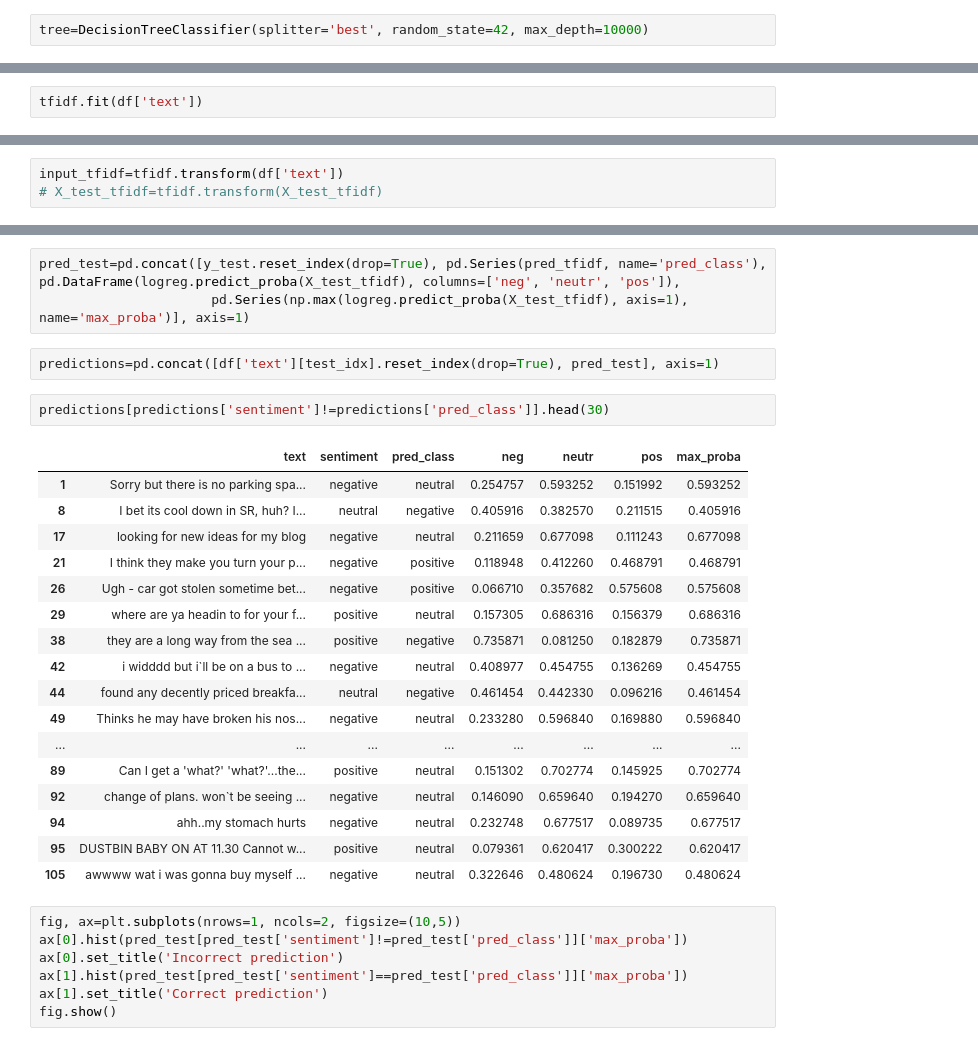
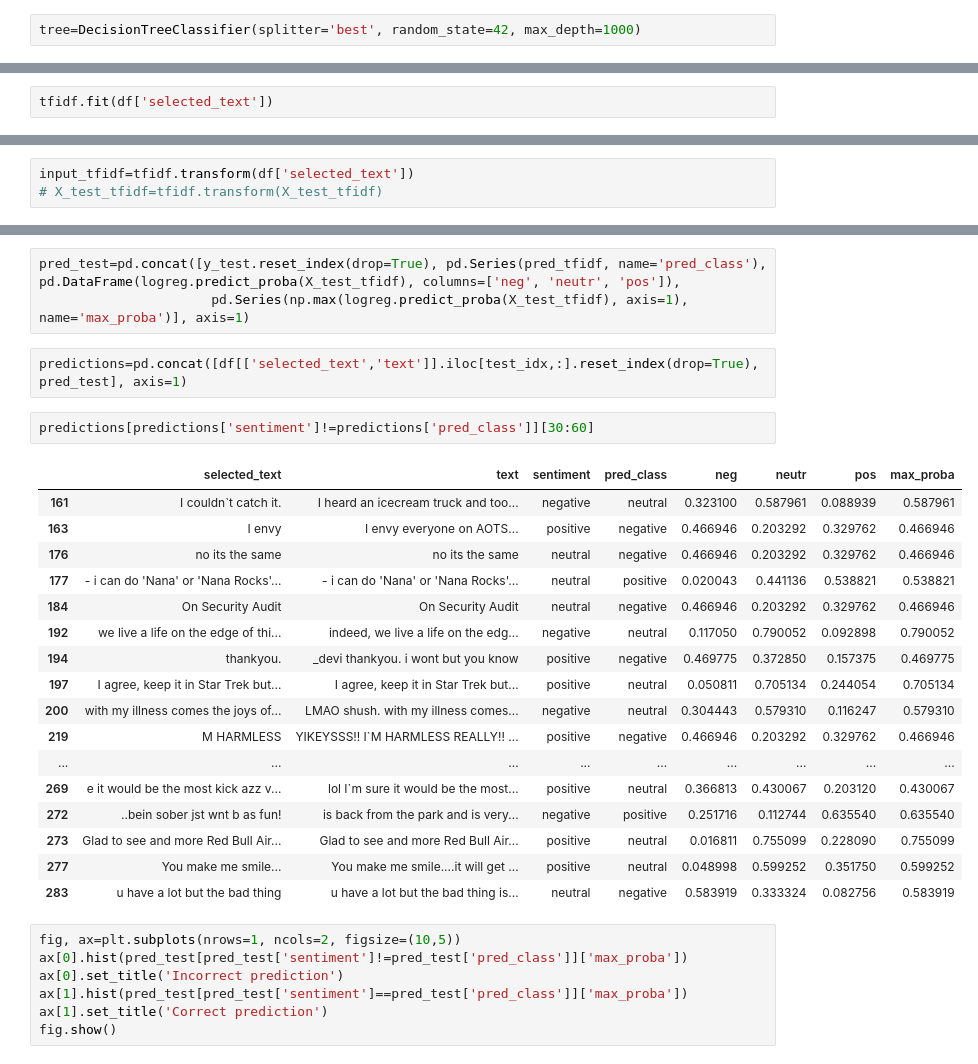
Before and after one commit to Daria-Lytvynenko/ML_course, a Jupyter notebook: HW_NLP_Classification.ipynb, the cells around one changed output, grey strips where cells are left out. Saved outputs shown, nothing was run; the diff lists cells and outputs as text.

```diff
--- a/HW_NLP_Classification.ipynb
+++ b/HW_NLP_Classification.ipynb
@@ -226,5 +221,5 @@ array([[1230,  954,  172],
 # %%
-tree=DecisionTreeClassifier(splitter='best', random_state=42, max_depth=10000)
+tree=DecisionTreeClassifier(splitter='best', random_state=42, max_depth=1000)
 # %%
 tree.fit(X_train_bow, y_train)
 tree_pred=tree.predict(X_test_bow)
@@ -323,5 +338,5 @@ tfidf=TfidfVectorizer(lowercase=True,
 # %%
-tfidf.fit(df['text'])
+tfidf.fit(df['selected_text'])
 # %% [output]
 TfidfVectorizer(max_features=1000,
                 stop_words=['a', 'about', 'above', 'after', 'again', 'against',
@@ -331,7 +346,7 @@ TfidfVectorizer(max_features=1000,
                             'both', 'but', 'by', 'can', 'couldn', "couldn't", ...],
                 tokenizer=<function tokenize at 0x...>)
 # %%
-input_tfidf=tfidf.transform(df['text'])
+input_tfidf=tfidf.transform(df['selected_text'])
 # X_test_tfidf=tfidf.transform(X_test_tfidf)
 # %%
 X_train_tfidf=input_tfidf[train_idx]
@@ -390,27 +405,27 @@ valuable_words
 pred_test=pd.concat([y_test.reset_index(drop=True), pd.Series(pred_tfidf, name='pred_class'), pd.DataFrame(logreg.predict_proba(X_test_tfidf), columns=['neg', 'neutr', 'pos']),
                       pd.Series(np.max(logreg.predict_proba(X_test_tfidf), axis=1), name='max_proba')], axis=1)
 # %%
-predictions=pd.concat([df['text'][test_idx].reset_index(drop=True), pred_test], axis=1)
+predictions=pd.concat([df[['selected_text','text']].iloc[test_idx,:].reset_index(drop=True), pred_test], axis=1)
 # %%
-predictions[predictions['sentiment']!=predictions['pred_class']].head(30)
+predictions[predictions['sentiment']!=predictions['pred_class']][30:60]
 # %% [output]
-|  | text | sentiment | pred_class | neg | neutr | pos | max_proba |
-| 1 | Sorry but there is no parking spa... | negative | neutral | 0.254757 | 0.593252 | 0.151992 | 0.593252 |
-| 8 | I bet its cool down in SR, huh? I... | neutral | negative | 0.405916 | 0.382570 | 0.211515 | 0.405916 |
-| 17 | looking for new ideas for my blog | negative | neutral | 0.211659 | 0.677098 | 0.111243 | 0.677098 |
-| 21 | I think they make you turn your p... | negative | positive | 0.118948 | 0.412260 | 0.468791 | 0.468791 |
-| 26 | Ugh - car got stolen sometime bet... | negative | positive | 0.066710 | 0.357682 | 0.575608 | 0.575608 |
-| 29 | where are ya headin to for your f... | positive | neutral | 0.157305 | 0.686316 | 0.156379 | 0.686316 |
-| 38 | they are a long way from the sea ... | positive | negative | 0.735871 | 0.081250 | 0.182879 | 0.735871 |
-| 42 | i widddd but i`ll be on a bus to ... | negative | neutral | 0.408977 | 0.454755 | 0.136269 | 0.454755 |
-| 44 | found any decently priced breakfa... | neutral | negative | 0.461454 | 0.442330 | 0.096216 | 0.461454 |
-| 49 | Thinks he may have broken his nos... | negative | neutral | 0.233280 | 0.596840 | 0.169880 | 0.596840 |
-| ... | ... | ... | ... | ... | ... | ... | ... |
-| 89 | Can I get a 'what?' 'what?'...the... | positive | neutral | 0.151302 | 0.702774 | 0.145925 | 0.702774 |
-| 92 | change of plans. won`t be seeing ... | negative | neutral | 0.146090 | 0.659640 | 0.194270 | 0.659640 |
-| 94 | ahh..my stomach hurts | negative | neutral | 0.232748 | 0.677517 | 0.089735 | 0.677517 |
-| 95 | DUSTBIN BABY ON AT 11.30 Cannot w... | positive | neutral | 0.079361 | 0.620417 | 0.300222 | 0.620417 |
-| 105 | awwww wat i was gonna buy myself ... | negative | neutral | 0.322646 | 0.480624 | 0.196730 | 0.480624 |
+|  | selected_text | text | sentiment | pred_class | neg | neutr | pos | max_proba |
+| 161 | I couldn`t catch it. | I heard an icecream truck and too... | negative | neutral | 0.323100 | 0.587961 | 0.088939 | 0.587961 |
+| 163 | I envy | I envy everyone on AOTS... | positive | negative | 0.466946 | 0.203292 | 0.329762 | 0.466946 |
+| 176 | no its the same | no its the same | neutral | negative | 0.466946 | 0.203292 | 0.329762 | 0.466946 |
+| 177 | - i can do 'Nana' or 'Nana Rocks'... | - i can do 'Nana' or 'Nana Rocks'... | neutral | positive | 0.020043 | 0.441136 | 0.538821 | 0.538821 |
+| 184 | On Security Audit | On Security Audit | neutral | negative | 0.466946 | 0.203292 | 0.329762 | 0.466946 |
+| 192 | we live a life on the edge of thi... | indeed, we live a life on the edg... | negative | neutral | 0.117050 | 0.790052 | 0.092898 | 0.790052 |
+| 194 | thankyou. | _devi thankyou. i wont but you know | positive | negative | 0.469775 | 0.372850 | 0.157375 | 0.469775 |
+| 197 | I agree, keep it in Star Trek but... | I agree, keep it in Star Trek but... | positive | neutral | 0.050811 | 0.705134 | 0.244054 | 0.705134 |
+| 200 | with my illness comes the joys of... | LMAO shush. with my illness comes... | negative | neutral | 0.304443 | 0.579310 | 0.116247 | 0.579310 |
+| 219 | M HARMLESS | YIKEYSSS!! I`M HARMLESS REALLY!! ... | positive | negative | 0.466946 | 0.203292 | 0.329762 | 0.466946 |
+| ... | ... | ... | ... | ... | ... | ... | ... | ... |
+| 269 | e it would be the most kick azz v... | lol I`m sure it would be the most... | positive | neutral | 0.366813 | 0.430067 | 0.203120 | 0.430067 |
+| 272 | ..bein sober jst wnt b as fun! | is back from the park and is very... | negative | positive | 0.251716 | 0.112744 | 0.635540 | 0.635540 |
+| 273 | Glad to see and more Red Bull Air... | Glad to see and more Red Bull Air... | positive | neutral | 0.016811 | 0.755099 | 0.228090 | 0.755099 |
+| 277 | You make me smile... | You make me smile....it will get ... | positive | neutral | 0.048998 | 0.599252 | 0.351750 | 0.599252 |
+| 283 | u have a lot but the bad thing | u have a lot but the bad thing is... | neutral | negative | 0.583919 | 0.333324 | 0.082756 | 0.583919 |
 # %%
 fig, ax=plt.subplots(nrows=1, ncols=2, figsize=(10,5))
 ax[0].hist(pred_test[pred_test['sentiment']!=pred_test['pred_class']]['max_proba'])
```
Also changed, not shown: parts of 23 cells of this notebook.
